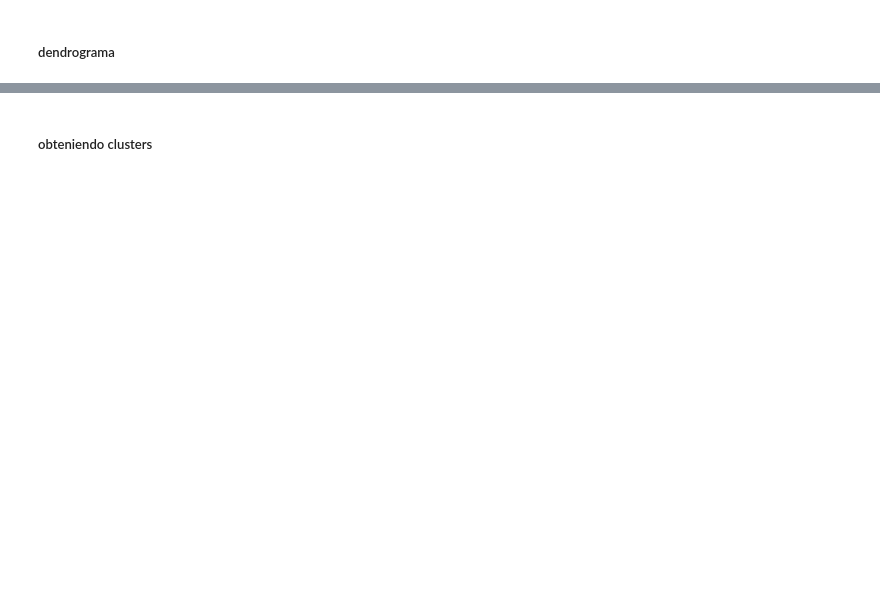
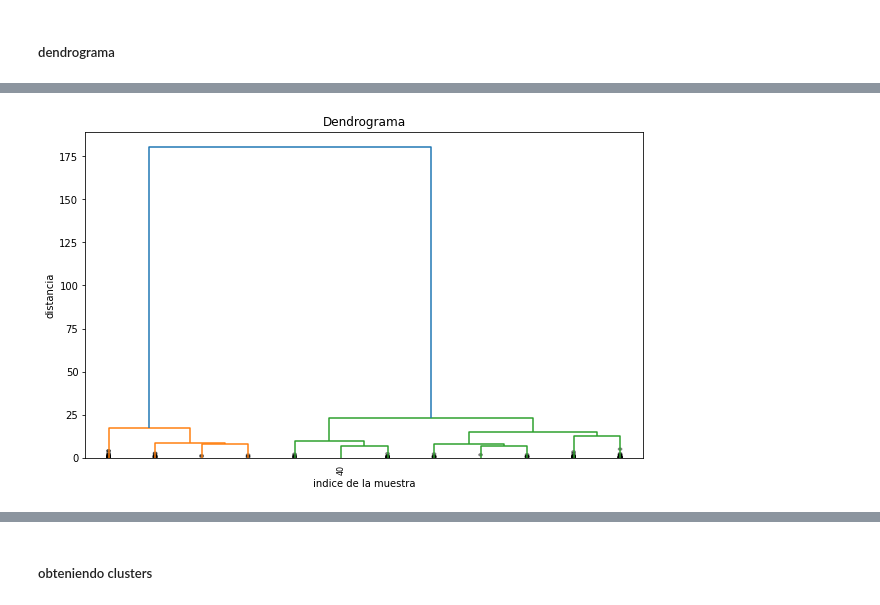
Before and after one commit to Ironhack-Data-Madrid-Abril-2021/Material_Clase, a Jupyter notebook: semana_7/1.1 - Intro Unsupervised Learning.ipynb, the cells around one changed output, grey strips where cells are left out. Saved outputs shown, nothing was run; the diff lists cells and outputs as text; code cells hidden in the pictures; blank space fills up the shorter version.

```diff
--- a/semana_7/1.1 - Intro Unsupervised Learning.ipynb
+++ b/semana_7/1.1 - Intro Unsupervised Learning.ipynb
@@ -327,3 +364,20 @@ https://es.wikipedia.org/wiki/M%C3%A9todo_de_Ward
+# %%
+plt.figure(figsize=(10, 6))
+
+dendrogram(Z,
+           leaf_rotation=90.,
+           leaf_font_size=8.,
+           truncate_mode='lastp',
+           p=12,
+           show_contracted=True,
+           show_leaf_counts=False)
+
+plt.title('Dendrograma')
+plt.xlabel('indice de la muestra')
+plt.ylabel('distancia')
+plt.show();
+# %% [output]
+[figure, added]
 # %%
 def fancy_dendro(*args, **kwargs):
     max_d=kwargs.pop('max_d', None)
```
Also changed, not shown: parts of 25 cells of this notebook.
